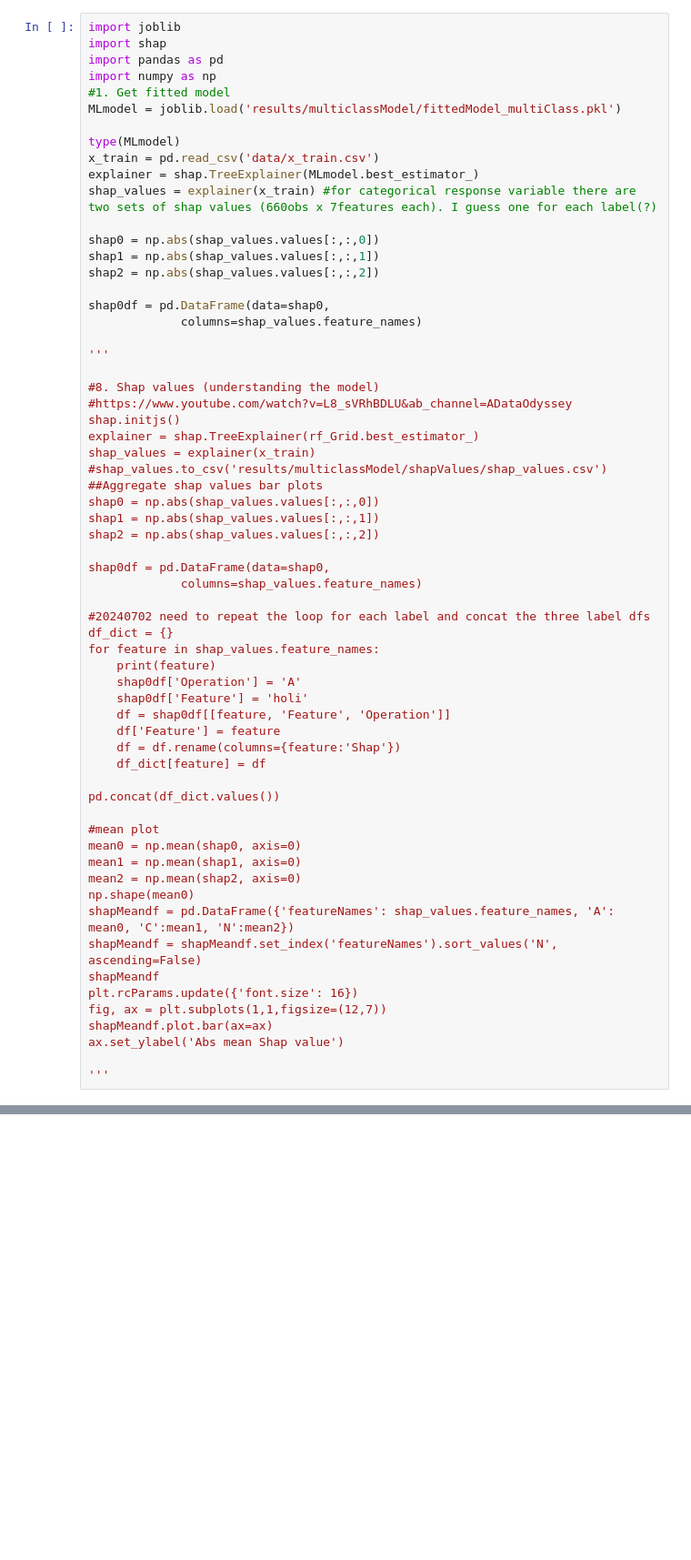
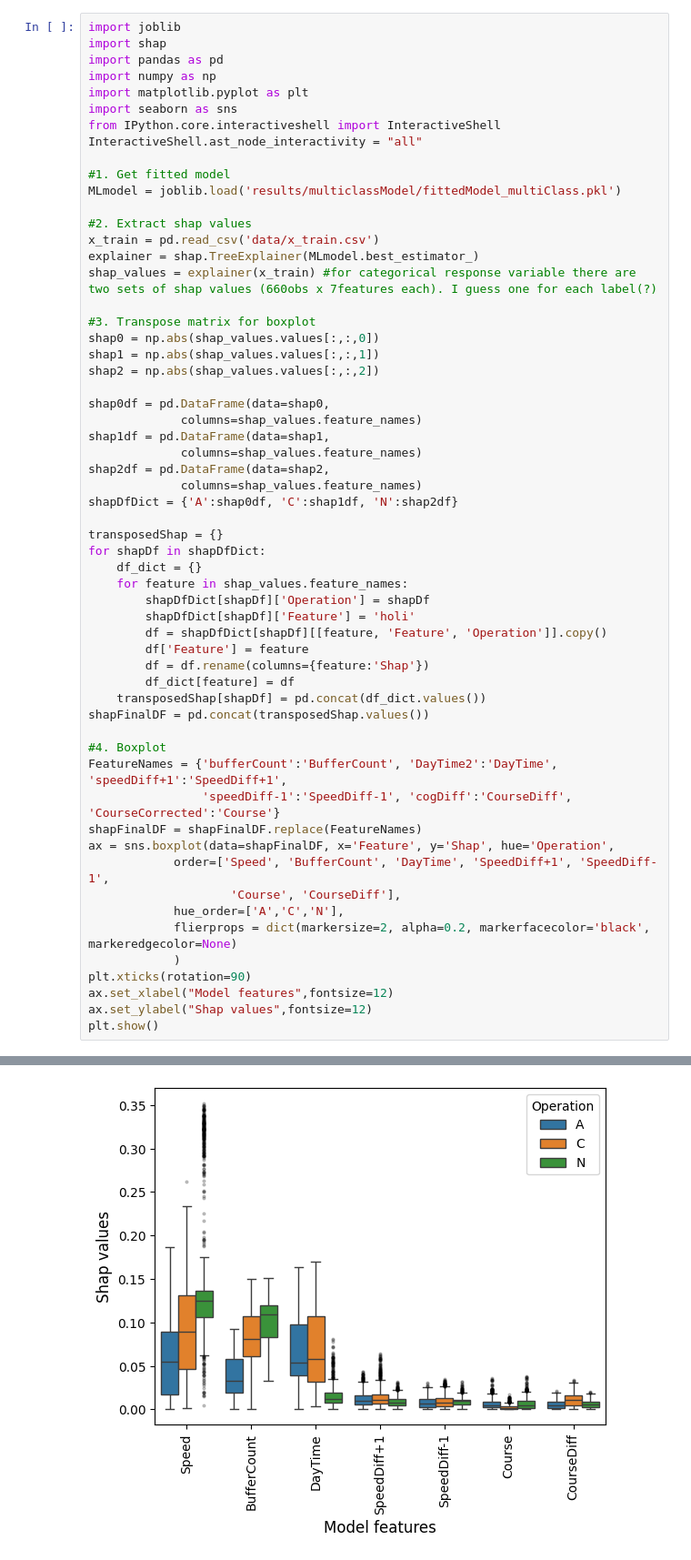
Before and after one commit to JSalaCoro/PurseSeine_RandomForest, a Jupyter notebook: shapValues.ipynb, the cells around one changed output, grey strips where cells are left out. Shown at 91% size. Cells and saved outputs as stored; diff of their text form; blank space fills up the shorter version.

Commit message:
shap values boxplot

```diff
--- a/shapValues.ipynb
+++ b/shapValues.ipynb
@@ -3,62 +3,57 @@ import joblib
 import shap
 import pandas as pd
 import numpy as np
+import matplotlib.pyplot as plt
+import seaborn as sns
+from IPython.core.interactiveshell import InteractiveShell
+InteractiveShell.ast_node_interactivity = "all"
+
 #1. Get fitted model
 MLmodel = joblib.load('results/multiclassModel/fittedModel_multiClass.pkl')
 
-type(MLmodel)
+#2. Extract shap values
 x_train = pd.read_csv('data/x_train.csv')
 explainer = shap.TreeExplainer(MLmodel.best_estimator_)
 shap_values = explainer(x_train) #for categorical response variable there are two sets of shap values (660obs x 7features each). I guess one for each label(?)
 
+#3. Transpose matrix for boxplot
 shap0 = np.abs(shap_values.values[:,:,0])
 shap1 = np.abs(shap_values.values[:,:,1])
 shap2 = np.abs(shap_values.values[:,:,2])
 
 shap0df = pd.DataFrame(data=shap0,
              columns=shap_values.feature_names)
+shap1df = pd.DataFrame(data=shap1,
+             columns=shap_values.feature_names)
+shap2df = pd.DataFrame(data=shap2,
+             columns=shap_values.feature_names)
+shapDfDict = {'A':shap0df, 'C':shap1df, 'N':shap2df}
 
-'''
+transposedShap = {}
+for shapDf in shapDfDict:
+    df_dict = {}
+    for feature in shap_values.feature_names:
+        shapDfDict[shapDf]['Operation'] = shapDf
+        shapDfDict[shapDf]['Feature'] = 'holi'
+        df = shapDfDict[shapDf][[feature, 'Feature', 'Operation']].copy()
+        df['Feature'] = feature
+        df = df.rename(columns={feature:'Shap'})
+        df_dict[feature] = df
+    transposedShap[shapDf] = pd.concat(df_dict.values())
+shapFinalDF = pd.concat(transposedShap.values())
 
-#8. Shap values (understanding the model)
-#https://www.youtube.com/watch?v=L8_sVRhBDLU&ab_channel=ADataOdyssey
-shap.initjs()
-explainer = shap.TreeExplainer(rf_Grid.best_estimator_)
-shap_values = explainer(x_train)
-#shap_values.to_csv('results/multiclassModel/shapValues/shap_values.csv')
-##Aggregate shap values bar plots
-shap0 = np.abs(shap_values.values[:,:,0])
-shap1 = np.abs(shap_values.values[:,:,1])
-shap2 = np.abs(shap_values.values[:,:,2])
-
-shap0df = pd.DataFrame(data=shap0,
-             columns=shap_values.feature_names)
-
-#20240702 need to repeat the loop for each label and concat the three label dfs
-df_dict = {}
-for feature in shap_values.feature_names:
-    print(feature)
-    shap0df['Operation'] = 'A'
-    shap0df['Feature'] = 'holi'
-    df = shap0df[[feature, 'Feature', 'Operation']]
-    df['Feature'] = feature
-    df = df.rename(columns={feature:'Shap'})
-    df_dict[feature] = df
-
-pd.concat(df_dict.values())
-
-#mean plot
-mean0 = np.mean(shap0, axis=0)
-mean1 = np.mean(shap1, axis=0)
-mean2 = np.mean(shap2, axis=0)
-np.shape(mean0)
-shapMeandf = pd.DataFrame({'featureNames': shap_values.feature_names, 'A': mean0, 'C':mean1, 'N':mean2})
-shapMeandf = shapMeandf.set_index('featureNames').sort_values('N', ascending=False)
-shapMeandf
-plt.rcParams.update({'font.size': 16})
-fig, ax = plt.subplots(1,1,figsize=(12,7))
-shapMeandf.plot.bar(ax=ax)
-ax.set_ylabel('Abs mean Shap value')
-
-'''
+#4. Boxplot
+FeatureNames = {'bufferCount':'BufferCount', 'DayTime2':'DayTime', 'speedDiff+1':'SpeedDiff+1',
+                'speedDiff-1':'SpeedDiff-1', 'cogDiff':'CourseDiff', 'CourseCorrected':'Course'}
+shapFinalDF = shapFinalDF.replace(FeatureNames)
+ax = sns.boxplot(data=shapFinalDF, x='Feature', y='Shap', hue='Operation',
+            order=['Speed', 'BufferCount', 'DayTime', 'SpeedDiff+1', 'SpeedDiff-1',
+                    'Course', 'CourseDiff'],
+            hue_order=['A','C','N'],
+            flierprops = dict(markersize=2, alpha=0.2, markerfacecolor='black', markeredgecolor=None)
+            )
+plt.xticks(rotation=90)
+ax.set_xlabel("Model features",fontsize=12)
+ax.set_ylabel("Shap values",fontsize=12)
+plt.show()
 # %% [output]
@@ -65,0 +70 @@ ax.set_ylabel('Abs mean Shap value')
+[figure, added]
```
Also changed, not shown: parts of 2 cells of this notebook, 8 other files.
